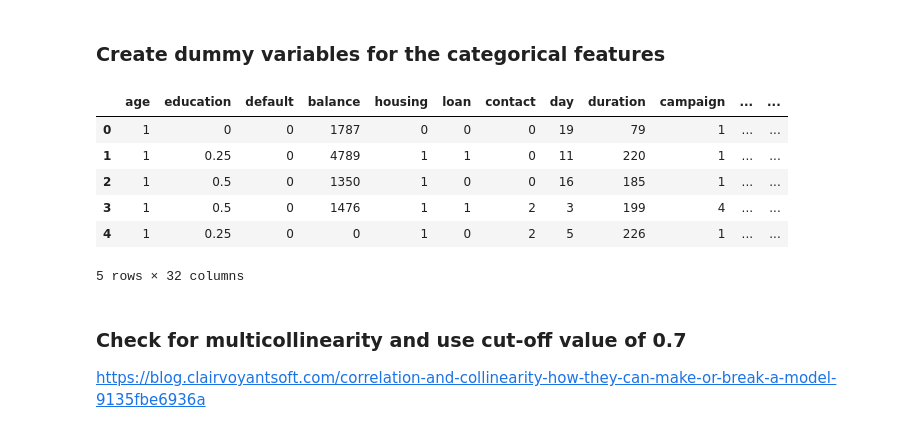
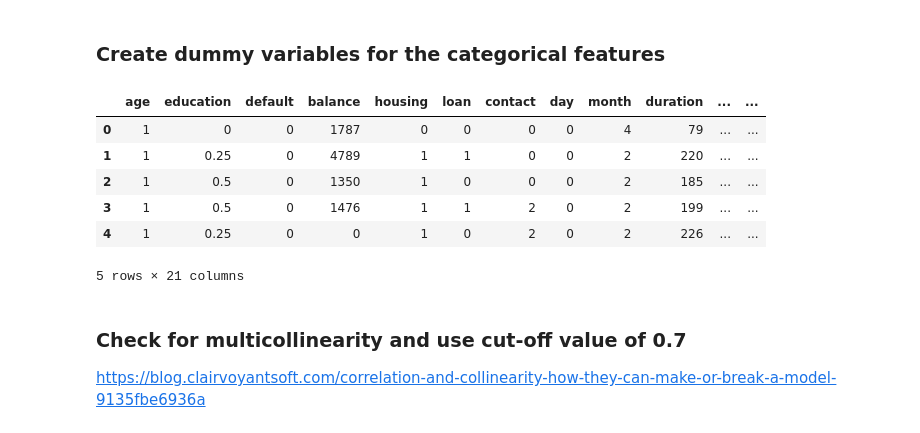
Before and after one commit to katie-hu/Bank_Marketing, a Jupyter notebook: ADS505-final-project-DDY.ipynb, the cells around one changed output. Drawn from its saved outputs; the diff is of its cells as text; code cells hidden in the pictures.

```diff
--- a/ADS505-final-project-DDY.ipynb
+++ b/ADS505-final-project-DDY.ipynb
@@ -269,0 +265,11 @@ crosstab_job_norm.plot(kind='bar', stacked = True)
+# %%
+b_day = [1,2,999]
+l_day = ['1','0']
+
+bank["day"] = pd.to_numeric(bank["day"])
+
+bank['day'] = pd.cut(bank['day'], bins=b_day, labels=l_day, include_lowest=True)
+
+crosstab_day = pd.crosstab(bank['day'], bank['y'])
+crosstab_day_norm = crosstab_day.div(crosstab_day.sum(axis=1), axis = 0)
+crosstab_day_norm.plot(kind='bar', stacked = True)
@@ -309,0 +327,22 @@ bank['poutcome'] = bank['poutcome'].replace({'failure': '0',
+# %%
+bank['month'] = bank['month'].replace({'jan': '1','feb':'2','mar':'3','apr':'4','may':'5',
+                                       'jun':'6','jul':'7','aug':'8','sep':'9','oct':'10',
+                                       'nov':'11','dec':'12'
+                                  })
+
+bank["month"] = pd.to_numeric(bank["month"])
+
+b_month = [0,3,6,9,12]
+l_month = ['Q1','Q2','Q3','Q4']
+
+bank['month'] = pd.cut(bank['month'], bins=b_month, labels=l_month, include_lowest=True)
+
+crosstab_month = pd.crosstab(bank['month'], bank['y'])
+crosstab_month_norm = crosstab_month.div(crosstab_month.sum(axis=1), axis = 0)
+crosstab_month_norm.plot(kind='bar', stacked = True)
+
+bank['month'] = bank['month'].replace({'Q1': '1',
+                                       'Q2':'2',
+                                       'Q3':'3',
+                                       'Q4':'4'
+                                            })
@@ -312,26 +353,26 @@ bank['poutcome'] = bank['poutcome'].replace({'failure': '0',
 # %%
 # create dummy variables for categorical features
 
-cat_df = bank[['job','marital','month']]
+cat_df = bank[['job','marital']]
 dummy_df = pd.get_dummies(cat_df)
 
 # merge dummy variables to the original bank
 
 bank = pd.concat([bank, dummy_df], axis=1)
 
 # drop the original categorical features
 
-bank = bank.drop(['job','marital','month'], axis = 1)
+bank = bank.drop(['job','marital'], axis = 1)
 
 bank.head()
 # %% [output]
-|  | age | education | default | balance | housing | loan | contact | day | duration | campaign | ... | ... |
-| 0 | 1 | 0 | 0 | 1787 | 0 | 0 | 0 | 19 | 79 | 1 | ... | ... |
-| 1 | 1 | 0.25 | 0 | 4789 | 1 | 1 | 0 | 11 | 220 | 1 | ... | ... |
-| 2 | 1 | 0.5 | 0 | 1350 | 1 | 0 | 0 | 16 | 185 | 1 | ... | ... |
-| 3 | 1 | 0.5 | 0 | 1476 | 1 | 1 | 2 | 3 | 199 | 4 | ... | ... |
-| 4 | 1 | 0.25 | 0 | 0 | 1 | 0 | 2 | 5 | 226 | 1 | ... | ... |
+|  | age | education | default | balance | housing | loan | contact | day | month | duration | ... | ... |
+| 0 | 1 | 0 | 0 | 1787 | 0 | 0 | 0 | 0 | 4 | 79 | ... | ... |
+| 1 | 1 | 0.25 | 0 | 4789 | 1 | 1 | 0 | 0 | 2 | 220 | ... | ... |
+| 2 | 1 | 0.5 | 0 | 1350 | 1 | 0 | 0 | 0 | 2 | 185 | ... | ... |
+| 3 | 1 | 0.5 | 0 | 1476 | 1 | 1 | 2 | 0 | 2 | 199 | ... | ... |
+| 4 | 1 | 0.25 | 0 | 0 | 1 | 0 | 2 | 0 | 2 | 226 | ... | ... |
-5 rows × 32 columns
+5 rows × 21 columns
 # %% [markdown]
 ### Check for multicollinearity and use cut-off value of 0.7
 
```
Also changed, not shown: parts of 20 cells of this notebook.
